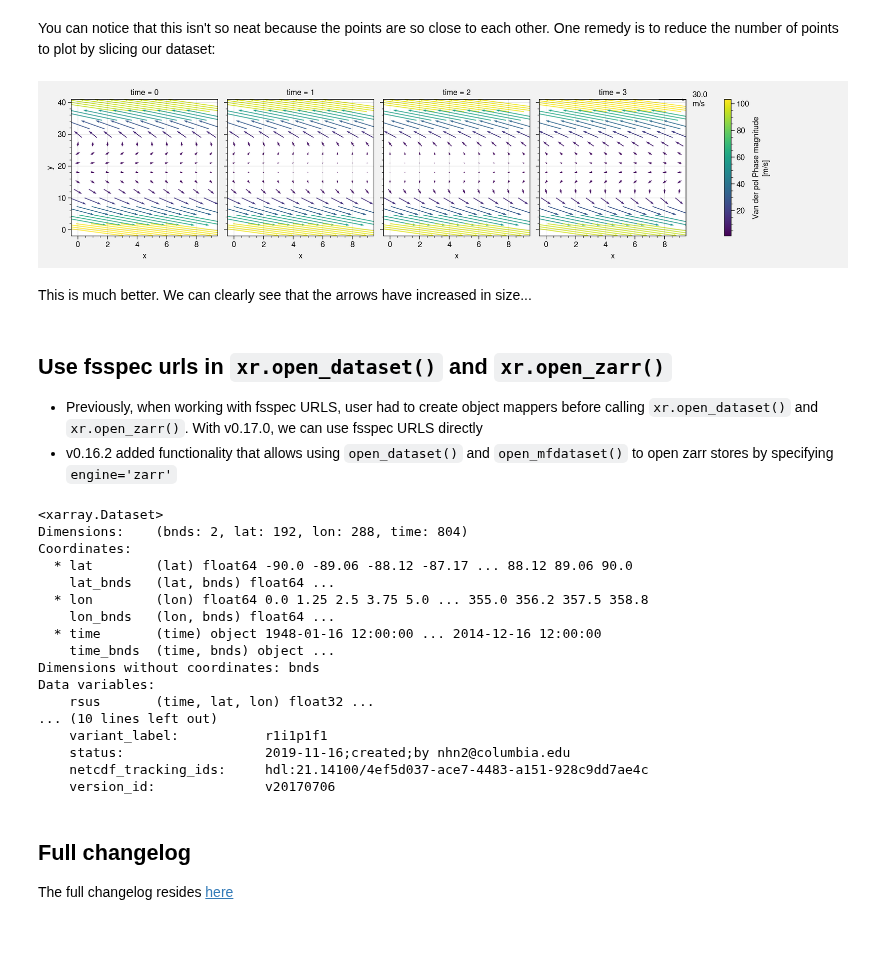
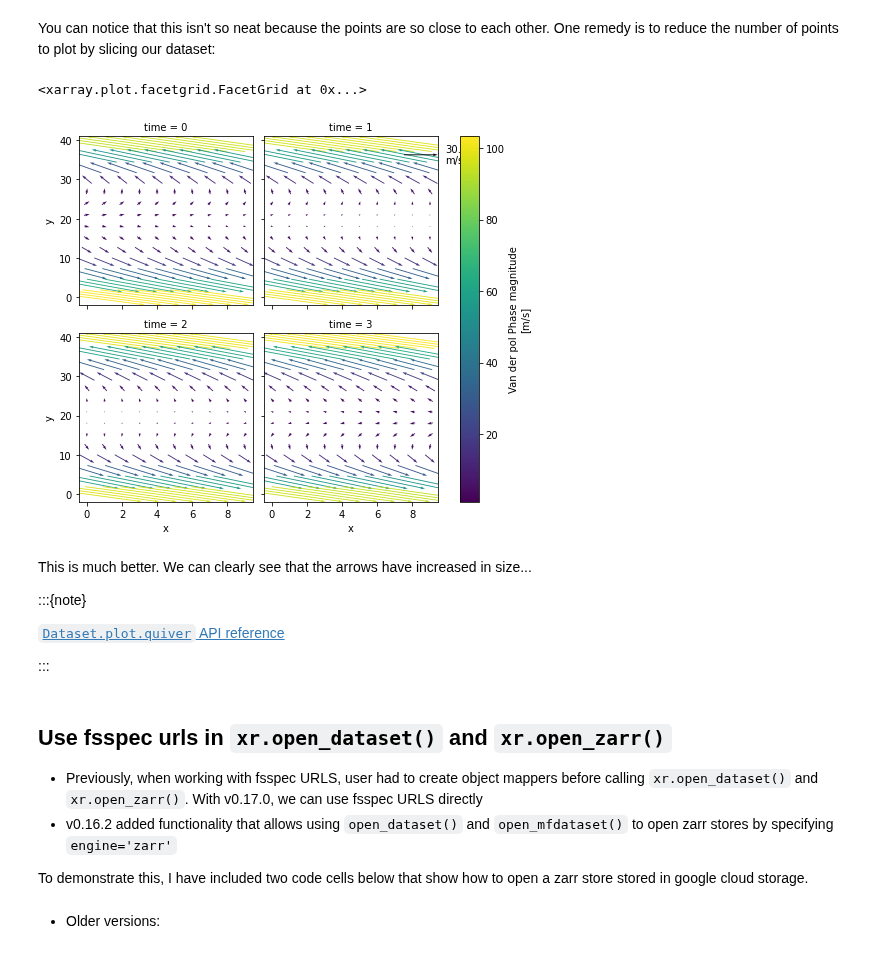
Before and after one commit to andersy005/blog, a Jupyter notebook: posts/2021/new-in-xarray-v0.17.ipynb, the cells around one changed output. Saved outputs shown, nothing was run; the diff lists cells and outputs as text; code cells hidden in the pictures.

```diff
--- a/posts/2021/new-in-xarray-v0.17.ipynb
+++ b/posts/2021/new-in-xarray-v0.17.ipynb
@@ -94,20 +109,29 @@ dataset:
 # %%
 ds.isel(y=slice(None, None, 3)).plot.quiver(
     x="x",
     y="y",
     u="u",
     v="v",
     scale=150,
     col="time",
     angles="uv",
     units="height",
     hue="magnitude",
+    col_wrap=2,
 )
 # %% [output]
+<xarray.plot.facetgrid.FacetGrid at 0x...>
-[figure, old version]
+[figure, new version]
 # %% [markdown]
 This is much better. We can clearly see that the arrows have increased in
 size...
+
+
+:::{note}
+
+[`Dataset.plot.quiver` API reference](https://xarray.pydata.org/en/stable/generated/xarray.Dataset.plot.quiver.html#xarray.Dataset.plot.quiver)
+
+:::
 # %% [markdown]
 ## Use fsspec urls in `xr.open_dataset()` and `xr.open_zarr()`
 
@@ -116,34 +140,14 @@ size...
   use fsspec URLS directly
 - v0.16.2 added functionality that allows using `open_dataset()` and
   `open_mfdataset()` to open zarr stores by specifying `engine='zarr'`
+
+To demonstrate this, I have included two code cells below that show how to open a zarr store stored in google cloud storage.
+# %% [markdown]
+- Older versions:
 # %%
+import fsspec
+
+fs = fsspec.filesystem(protocol='gs', token=None)
 url = "gs://cmip6/CMIP6/HighResMIP/CMCC/CMCC-CM2-HR4/highresSST-present/r1i1p1f1/Amon/rsus/gn/v20170706/"
-ds = xr.open_dataset(
-    url,
-    engine="zarr",
-    backend_kwargs={"storage_options": {"token": None}, "consolidated": True},
-)
-ds
+mapper = fs.get_mapper(url)
+ds = xr.open_zarr(mapper, consolidated=True)
-# %% [output]
-<xarray.Dataset>
-Dimensions:    (bnds: 2, lat: 192, lon: 288, time: 804)
-Coordinates:
-  * lat        (lat) float64 -90.0 -89.06 -88.12 -87.17 ... 88.12 89.06 90.0
-    lat_bnds   (lat, bnds) float64 ...
-  * lon        (lon) float64 0.0 1.25 2.5 3.75 5.0 ... 355.0 356.2 357.5 358.8
-    lon_bnds   (lon, bnds) float64 ...
-  * time       (time) object 1948-01-16 12:00:00 ... 2014-12-16 12:00:00
-    time_bnds  (time, bnds) object ...
-Dimensions without coordinates: bnds
-Data variables:
-    rsus       (time, lat, lon) float32 ...
-... (10 lines left out)
-    variant_label:           r1i1p1f1
-    status:                  2019-11-16;created;by nhn2@columbia.edu
-    netcdf_tracking_ids:     hdl:21.14100/4ef5d037-ace7-4483-a151-928c9dd7ae4c
-    version_id:              v20170706
-# %% [markdown]
-## Full changelog
-
-The full changelog resides
-[here](https://xarray.pydata.org/en/stable/whats-new.html#v0-17-0-24-feb-2021)
```
Also changed, not shown: parts of 8 cells of this notebook.
